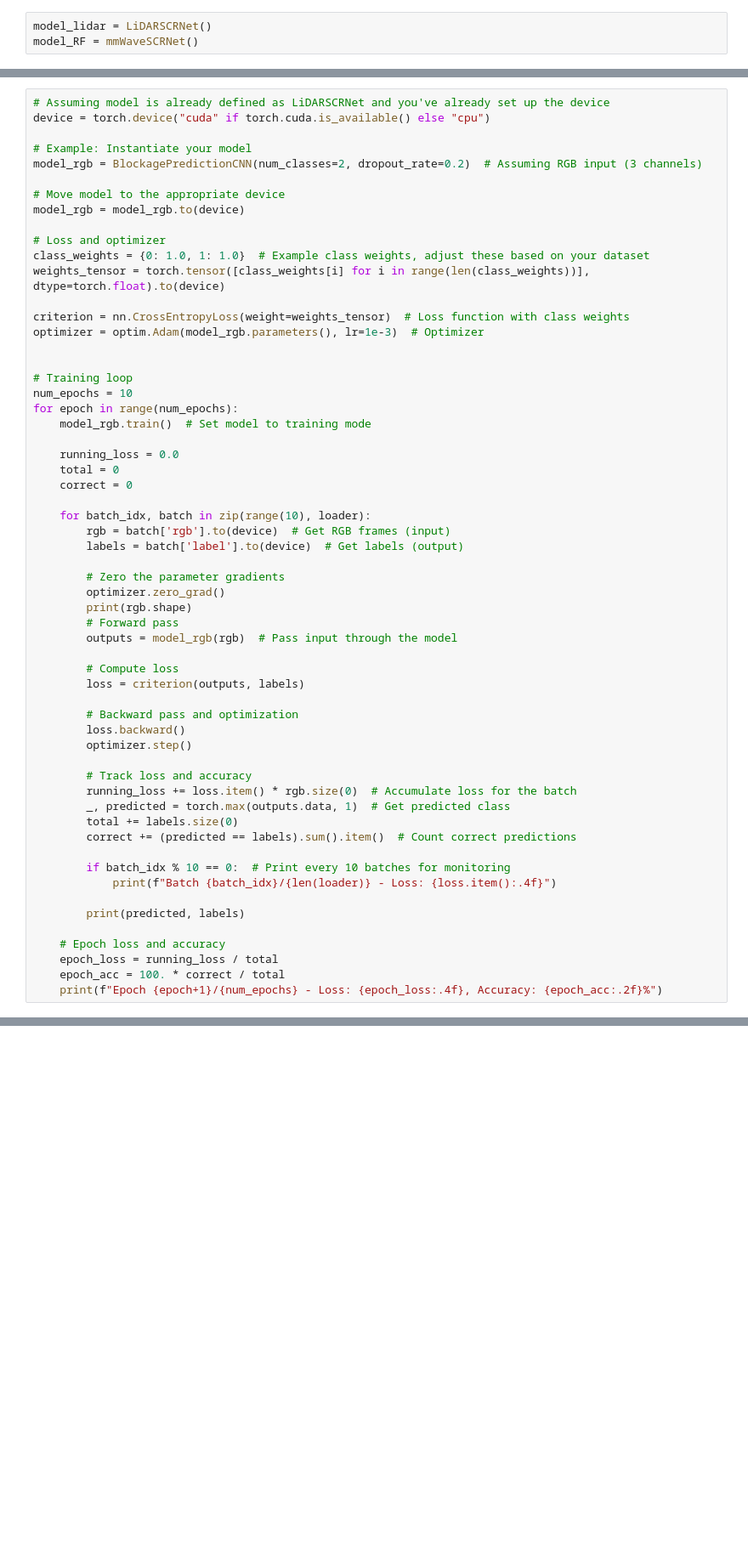
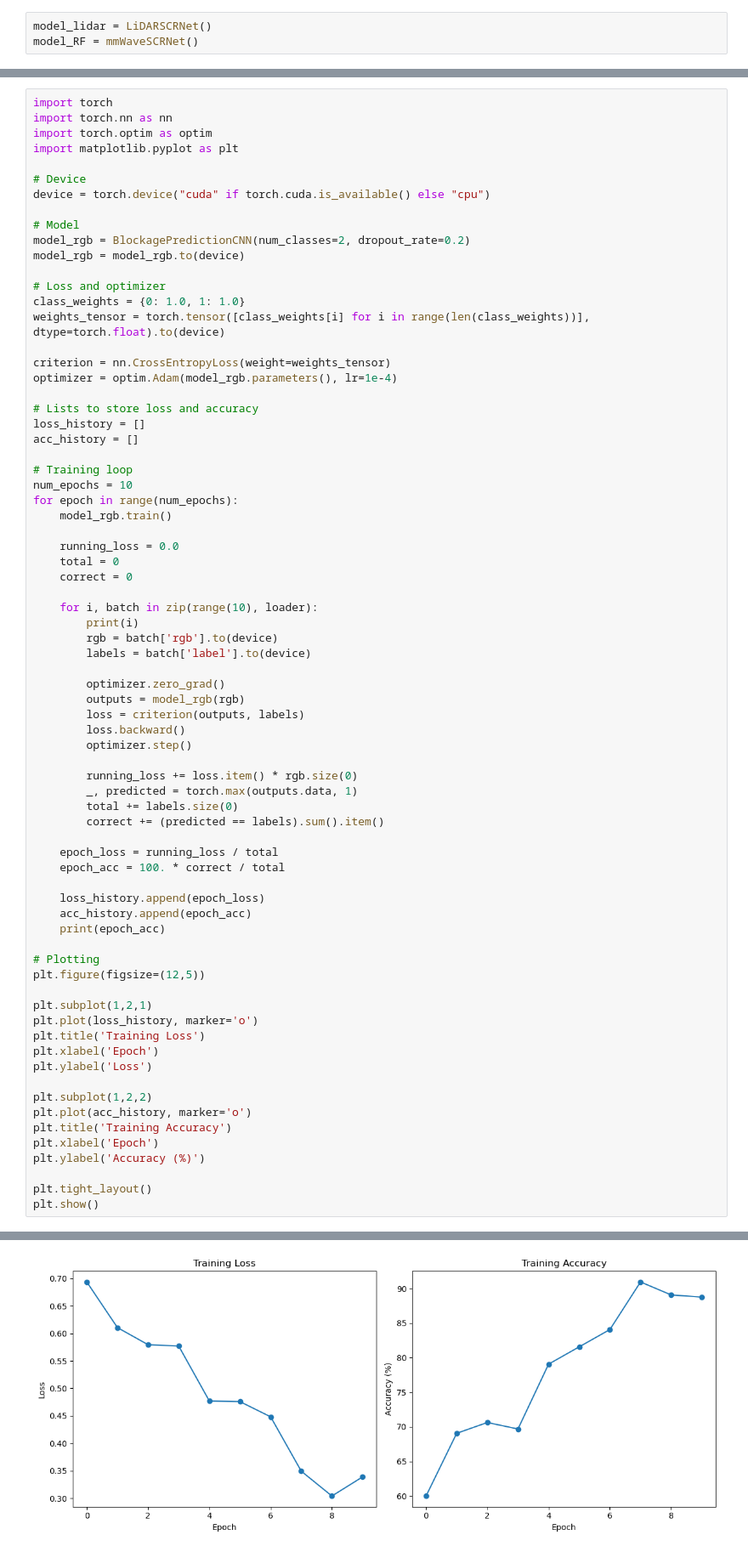
Before and after one commit to abdulmomen-ghalkha/blockage_pred, a Jupyter notebook: Preparing_datasets.ipynb, the cells around one changed output, grey strips where cells are left out. Shown at 85% size. Cells and saved outputs as stored; diff of their text form; blank space fills up the shorter version.

```diff
--- a/Preparing_datasets.ipynb
+++ b/Preparing_datasets.ipynb
@@ -417,60 +445,74 @@ KeyboardInterrupt:
 # %%
-# Assuming model is already defined as LiDARSCRNet and you've already set up the device
+import torch
+import torch.nn as nn
+import torch.optim as optim
+import matplotlib.pyplot as plt
+
+# Device
 device = torch.device("cuda" if torch.cuda.is_available() else "cpu")
 
-# Example: Instantiate your model
-model_rgb = BlockagePredictionCNN(num_classes=2, dropout_rate=0.2)  # Assuming RGB input (3 channels)
-
-# Move model to the appropriate device
+# Model
+model_rgb = BlockagePredictionCNN(num_classes=2, dropout_rate=0.2)
 model_rgb = model_rgb.to(device)
 
 # Loss and optimizer
-class_weights = {0: 1.0, 1: 1.0}  # Example class weights, adjust these based on your dataset
+class_weights = {0: 1.0, 1: 1.0}
 weights_tensor = torch.tensor([class_weights[i] for i in range(len(class_weights))], dtype=torch.float).to(device)
 
-criterion = nn.CrossEntropyLoss(weight=weights_tensor)  # Loss function with class weights
-optimizer = optim.Adam(model_rgb.parameters(), lr=1e-3)  # Optimizer
+criterion = nn.CrossEntropyLoss(weight=weights_tensor)
+optimizer = optim.Adam(model_rgb.parameters(), lr=1e-4)
 
+# Lists to store loss and accuracy
+loss_history = []
+acc_history = []
 
 # Training loop
 num_epochs = 10
 for epoch in range(num_epochs):
-    model_rgb.train()  # Set model to training mode
+    model_rgb.train()
 
     running_loss = 0.0
     total = 0
     correct = 0
 
-    for batch_idx, batch in zip(range(10), loader):
-        rgb = batch['rgb'].to(device)  # Get RGB frames (input)
-        labels = batch['label'].to(device)  # Get labels (output)
+    for i, batch in zip(range(10), loader):
+        print(i)
+        rgb = batch['rgb'].to(device)
+        labels = batch['label'].to(device)
 
-        # Zero the parameter gradients
         optimizer.zero_grad()
-        print(rgb.shape)
-        # Forward pass
-        outputs = model_rgb(rgb)  # Pass input through the model
-
-        # Compute loss
+        outputs = model_rgb(rgb)
         loss = criterion(outputs, labels)
-
-        # Backward pass and optimization
         loss.backward()
         optimizer.step()
 
-        # Track loss and accuracy
-        running_loss += loss.item() * rgb.size(0)  # Accumulate loss for the batch
-        _, predicted = torch.max(outputs.data, 1)  # Get predicted class
+        running_loss += loss.item() * rgb.size(0)
+        _, predicted = torch.max(outputs.data, 1)
         total += labels.size(0)
-        correct += (predicted == labels).sum().item()  # Count correct predictions
+        correct += (predicted == labels).sum().item()
 
-        if batch_idx % 10 == 0:  # Print every 10 batches for monitoring
-            print(f"Batch {batch_idx}/{len(loader)} - Loss: {loss.item():.4f}")
-
-        print(predicted, labels)
-
-    # Epoch loss and accuracy
     epoch_loss = running_loss / total
     epoch_acc = 100. * correct / total
-    print(f"Epoch {epoch+1}/{num_epochs} - Loss: {epoch_loss:.4f}, Accuracy: {epoch_acc:.2f}%")
+
+    loss_history.append(epoch_loss)
+    acc_history.append(epoch_acc)
+    print(epoch_acc)
+
+# Plotting
+plt.figure(figsize=(12,5))
+
+plt.subplot(1,2,1)
+plt.plot(loss_history, marker='o')
+plt.title('Training Loss')
+plt.xlabel('Epoch')
+plt.ylabel('Loss')
+
+plt.subplot(1,2,2)
+plt.plot(acc_history, marker='o')
+plt.title('Training Accuracy')
+plt.xlabel('Epoch')
+plt.ylabel('Accuracy (%)')
+
+plt.tight_layout()
+plt.show()
 # %% [output]
@@ -493,0 +536 @@ Epoch 10/10 - Loss: 0.6680, Accuracy: 61.88%
+[figure, added]
```
Also changed, not shown: parts of 6 cells of this notebook, 1 other file.
